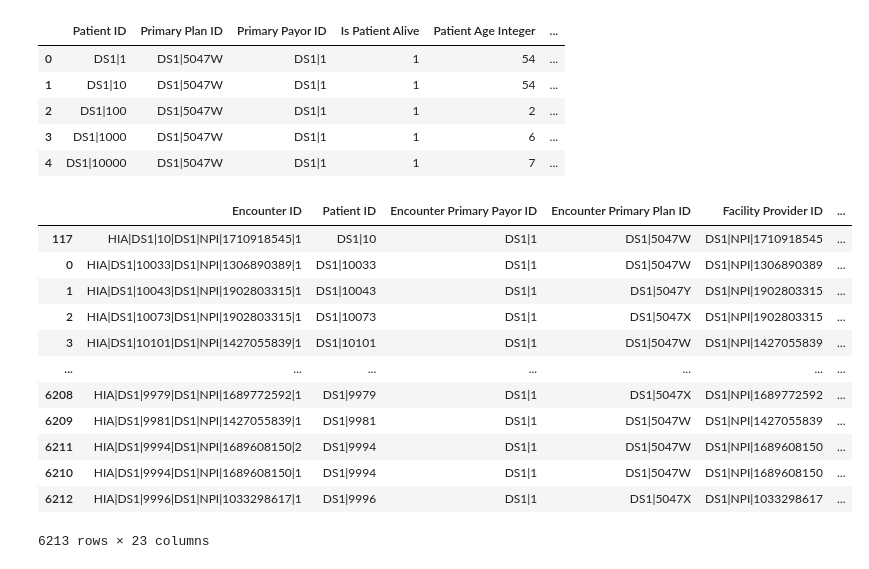
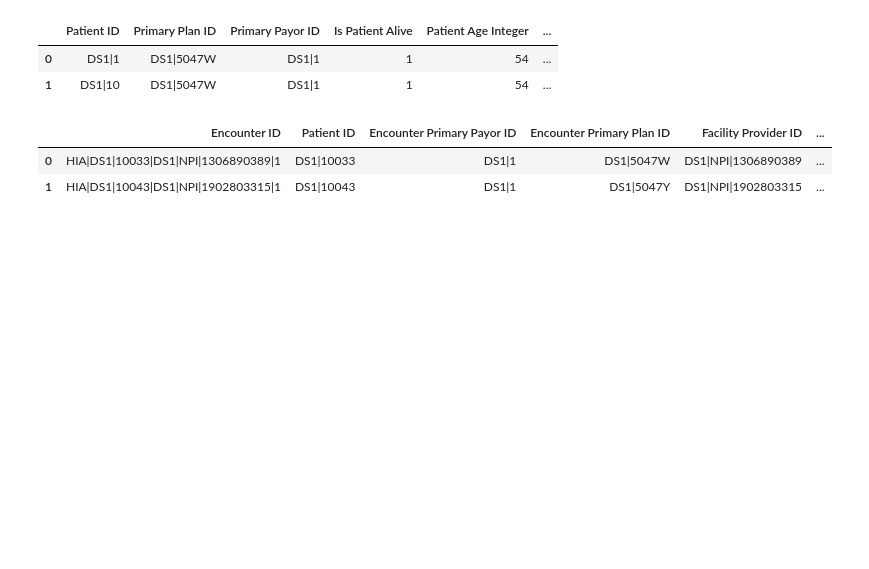
Before and after one commit to tipearso/hospital-readmissions, a Jupyter notebook: Notebook/Ursa Health Readmissions.ipynb, the cells around one changed output. Saved outputs shown, nothing was run; the diff lists cells and outputs as text; code cells hidden in the pictures; blank space fills up the shorter version.

```diff
--- a/Notebook/Ursa Health Readmissions.ipynb
+++ b/Notebook/Ursa Health Readmissions.ipynb
@@ -4,10 +1,16 @@ pd.set_option('display.max_columns', None)
+# %%
+import pandas as pd
+import seaborn as sns
+import matplotlib.pyplot as plot
+import numpy as np
+import datetime as dt
+pd.set_option('display.max_columns', None)
+pd.set_option('display.max_rows', None)
+%matplotlib inline
 # %%
 greatcare_members = pd.read_csv('../data/NSS_GreatCare_Members.csv')
-greatcare_members.head()
+greatcare_members.head(2)
 # %% [output]
 |  | Patient ID | Primary Plan ID | Primary Payor ID | Is Patient Alive | Patient Age Integer | ... |
 | 0 | DS1|1 | DS1|5047W | DS1|1 | 1 | 54 | ... |
 | 1 | DS1|10 | DS1|5047W | DS1|1 | 1 | 54 | ... |
-| 2 | DS1|100 | DS1|5047W | DS1|1 | 1 | 2 | ... |
-| 3 | DS1|1000 | DS1|5047W | DS1|1 | 1 | 6 | ... |
-| 4 | DS1|10000 | DS1|5047W | DS1|1 | 1 | 7 | ... |
@@ -14,20 +24,10 @@ greatcare_members.head()
 # %%
 hospital_inpatient_admissions = pd.read_csv('../data/NSS_Hospital_Inpatient_Admissions.csv')
-hospital_inpatient_admissions.head(10)
-hospital_inpatient_admissions.sort_values(by=['Patient ID'])
+hospital_inpatient_admissions.head(2)
+#hospital_inpatient_admissions.sort_values(by=['Patient ID'])
 # %% [output]
 |  | Encounter ID | Patient ID | Encounter Primary Payor ID | Encounter Primary Plan ID | Facility Provider ID | ... |
-| 117 | HIA|DS1|10|DS1|NPI|1710918545|1 | DS1|10 | DS1|1 | DS1|5047W | DS1|NPI|1710918545 | ... |
 | 0 | HIA|DS1|10033|DS1|NPI|1306890389|1 | DS1|10033 | DS1|1 | DS1|5047W | DS1|NPI|1306890389 | ... |
 | 1 | HIA|DS1|10043|DS1|NPI|1902803315|1 | DS1|10043 | DS1|1 | DS1|5047Y | DS1|NPI|1902803315 | ... |
-| 2 | HIA|DS1|10073|DS1|NPI|1902803315|1 | DS1|10073 | DS1|1 | DS1|5047X | DS1|NPI|1902803315 | ... |
-| 3 | HIA|DS1|10101|DS1|NPI|1427055839|1 | DS1|10101 | DS1|1 | DS1|5047W | DS1|NPI|1427055839 | ... |
-| ... | ... | ... | ... | ... | ... | ... |
-| 6208 | HIA|DS1|9979|DS1|NPI|1689772592|1 | DS1|9979 | DS1|1 | DS1|5047X | DS1|NPI|1689772592 | ... |
-| 6209 | HIA|DS1|9981|DS1|NPI|1427055839|1 | DS1|9981 | DS1|1 | DS1|5047W | DS1|NPI|1427055839 | ... |
-| 6211 | HIA|DS1|9994|DS1|NPI|1689608150|2 | DS1|9994 | DS1|1 | DS1|5047W | DS1|NPI|1689608150 | ... |
-| 6210 | HIA|DS1|9994|DS1|NPI|1689608150|1 | DS1|9994 | DS1|1 | DS1|5047W | DS1|NPI|1689608150 | ... |
-| 6212 | HIA|DS1|9996|DS1|NPI|1033298617|1 | DS1|9996 | DS1|1 | DS1|5047X | DS1|NPI|1033298617 | ... |
-6213 rows × 23 columns
 # %%
 primarycare_office_visits = pd.read_csv('../data/NSS_PrimaryCare_Office_Visits.csv', low_memory=False)
```
Also changed, not shown: parts of 22 cells of this notebook.
